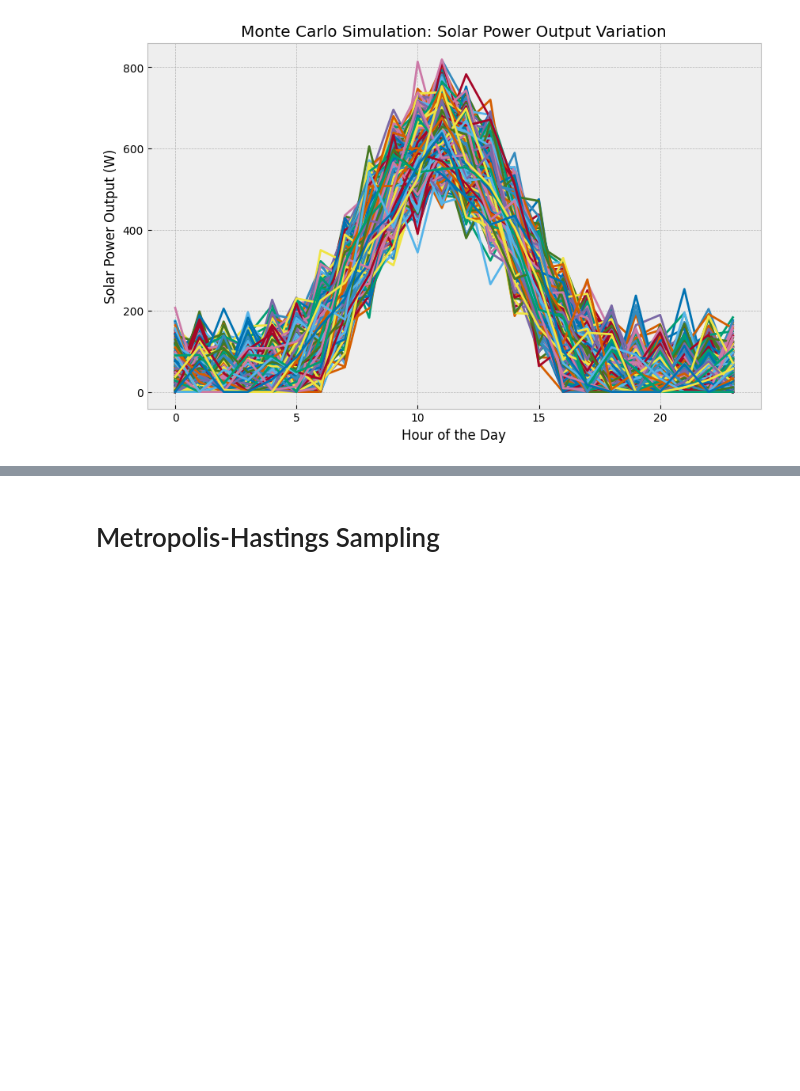
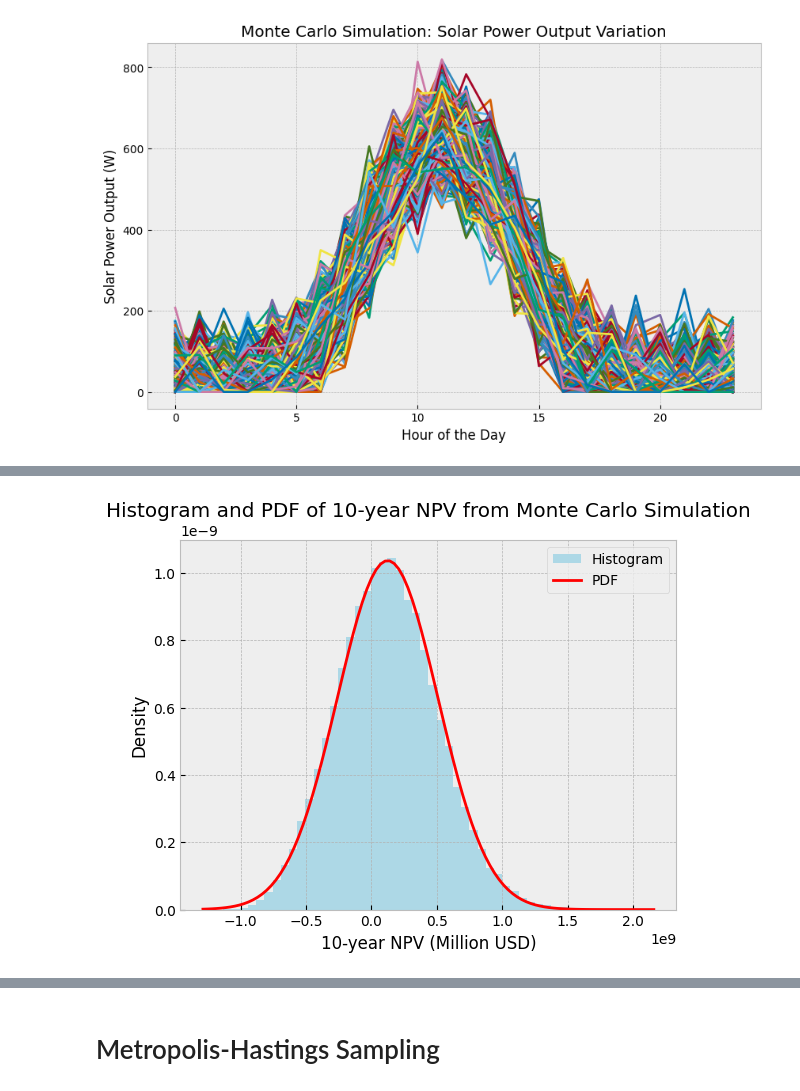
Before and after one commit to d-vf/notebooks, a Jupyter notebook: Part_B.ipynb, the cells around one changed output, grey strips where cells are left out. Saved outputs shown, nothing was run; the diff lists cells and outputs as text; code cells hidden in the pictures; blank space fills up the shorter version.

```diff
--- a/Part_B.ipynb
+++ b/Part_B.ipynb
@@ -1549,0 +1750,50 @@ plt.show()
+# %%
+def monte_carlo_simulation(npv_function, fixed_params, distributions, nr_runs):
+    results = []
+    wins = 0
+    for _ in range(nr_runs):
+        variable_params = {param: dist.rvs() for param, dist in distributions.items()}
+        scenario = {**fixed_params, **variable_params}
+        result = npv_function(**scenario)
+        results.append(result)
+        if result > 0:
+            wins += 1
+    return np.mean(results), np.std(results), wins / nr_runs, results
+
+# Fixed parameters for Monte Carlo simulation
+fixed_params = {
+    'discount_rate': params['discount_rate'],
+    'horizon': params['horizon'],
+    'time_to_market': params['time_to_market'],
+    'debug': False
+}
+
+# Distributions for varying parameters in Monte Carlo simulation
+distributions = {
+    'development_cost': stats.triang(c=(800000000-300000000)/(1700000000-300000000), loc=300000000, scale=1700000000-300000000),
+    'initial_market_size': stats.norm(loc=145000, scale=25000),
+    'market_growth': stats.triang(c=(0.07-0.01)/(0.08-0.01), loc=0.01, scale=0.08-0.01),
+    'market_share': stats.triang(c=(0.45-0.3)/(0.5-0.3), loc=0.3, scale=0.5-0.3),
+    'sale_price': stats.triang(c=(16500-16000)/(19000-16000), loc=16000, scale=19000-16000),
+    'manufacturing_cost': stats.triang(c=(13000-11000)/(14500-11000), loc=11000, scale=14500-11000)
+}
+
+# Monte Carlo simulation call
+mean_npv, std_npv, proba_win, mc_results = monte_carlo_simulation(npv, fixed_params, distributions, 100000)
+
+# Plotting results
+plt.hist(mc_results, bins=50, color='lightblue', density=True, label='Histogram')
+
+# Plotting the PDF line
+xmin, xmax = plt.xlim()
+x = np.linspace(xmin, xmax, 100)
+pdf = stats.norm.pdf(x, mean_npv, std_npv)
+plt.plot(x, pdf, 'r-', linewidth=2, label='PDF')
+
+plt.title("Histogram and PDF of 10-year NPV from Monte Carlo Simulation")
+plt.xlabel("10-year NPV (Million USD)")
+plt.ylabel("Density")
+plt.legend()
+plt.show()
+# %% [output]
+[figure, added]
```
Also changed, not shown: parts of 27 cells of this notebook.
